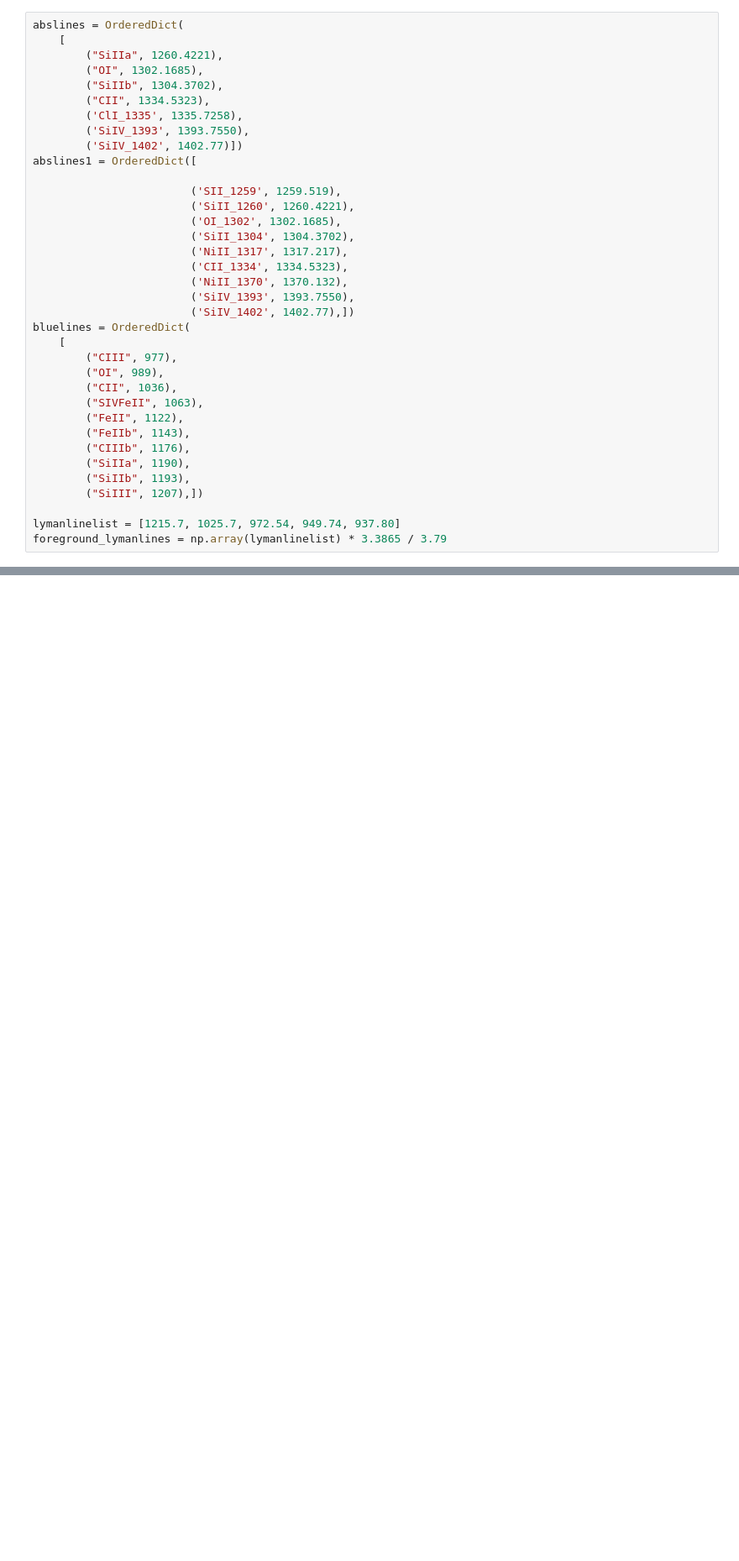
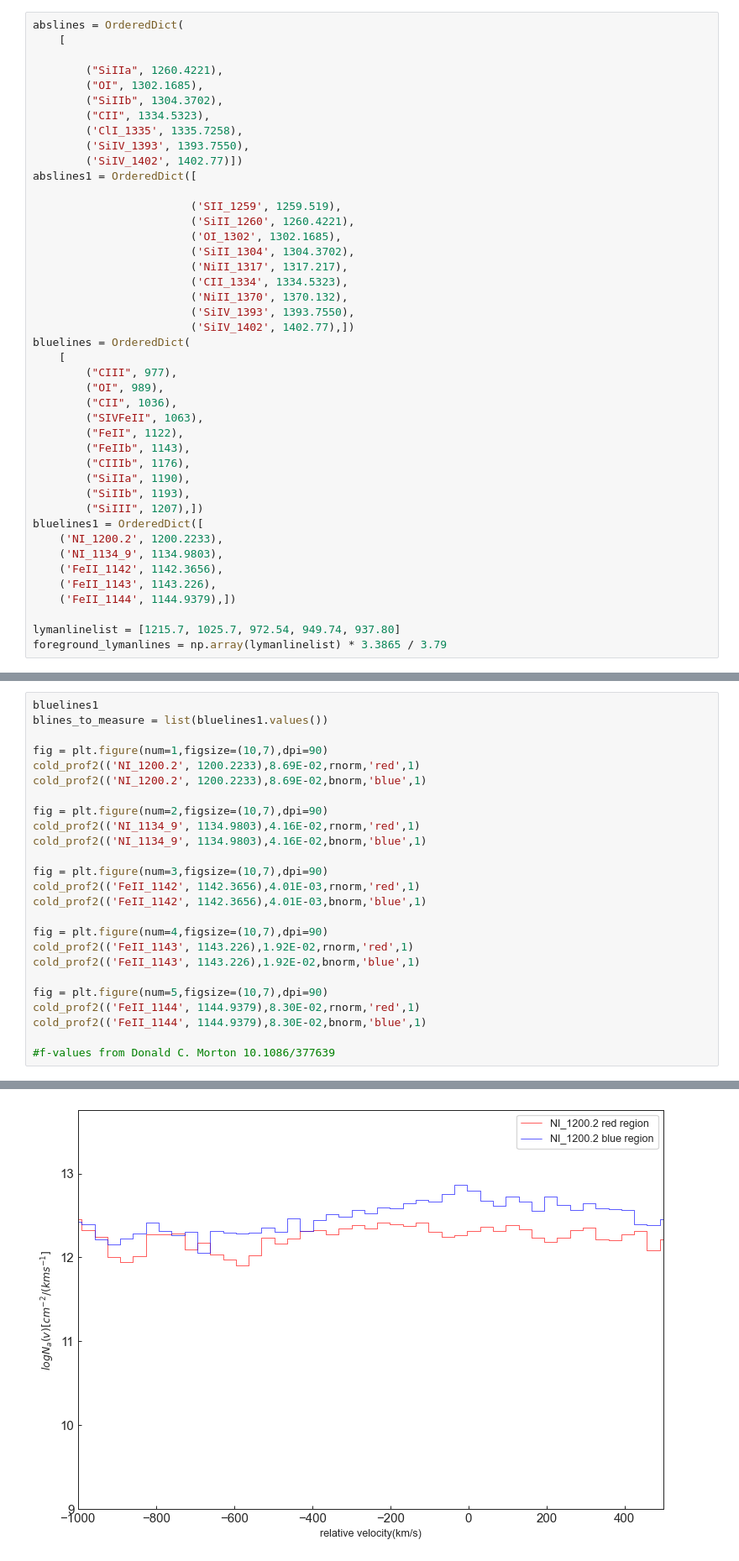
Before and after one commit to pyaritra/J1059, a Jupyter notebook: improved_spec.ipynb, the cells around one changed output, grey strips where cells are left out. Shown at 84% size. Drawn from its saved outputs; the diff is of its cells as text; blank space fills up the shorter version.

```diff
--- a/improved_spec.ipynb
+++ b/improved_spec.ipynb
@@ -32,6 +32,7 @@ tlines = OrderedDict(eval((open('tlines.txt','r')).read()))
 # %%
 abslines = OrderedDict(
     [
+
         ("SiIIa", 1260.4221),
         ("OI", 1302.1685),
         ("SiIIb", 1304.3702),
@@ -62,6 +63,12 @@ bluelines = OrderedDict(
         ("SiIIa", 1190),
         ("SiIIb", 1193),
         ("SiIII", 1207),])
+bluelines1 = OrderedDict([
+    ('NI_1200.2', 1200.2233),
+    ('NI_1134_9', 1134.9803),
+    ('FeII_1142', 1142.3656),
+    ('FeII_1143', 1143.226),
+    ('FeII_1144', 1144.9379),])
 
 lymanlinelist = [1215.7, 1025.7, 972.54, 949.74, 937.80]
 foreground_lymanlines = np.array(lymanlinelist) * 3.3865 / 3.79
@@ -488,0 +685,26 @@ EW for ('SiIV_1402', 1402.77) is 2.294 +/- 0.029 Angstrom
+# %%
+bluelines1
+blines_to_measure = list(bluelines1.values())
+
+fig = plt.figure(num=1,figsize=(10,7),dpi=90)
+cold_prof2(('NI_1200.2', 1200.2233),8.69E-02,rnorm,'red',1)
+cold_prof2(('NI_1200.2', 1200.2233),8.69E-02,bnorm,'blue',1)
+
+fig = plt.figure(num=2,figsize=(10,7),dpi=90)
+cold_prof2(('NI_1134_9', 1134.9803),4.16E-02,rnorm,'red',1)
+cold_prof2(('NI_1134_9', 1134.9803),4.16E-02,bnorm,'blue',1)
+
+fig = plt.figure(num=3,figsize=(10,7),dpi=90)
+cold_prof2(('FeII_1142', 1142.3656),4.01E-03,rnorm,'red',1)
+cold_prof2(('FeII_1142', 1142.3656),4.01E-03,bnorm,'blue',1)
+
+fig = plt.figure(num=4,figsize=(10,7),dpi=90)
+cold_prof2(('FeII_1143', 1143.226),1.92E-02,rnorm,'red',1)
+cold_prof2(('FeII_1143', 1143.226),1.92E-02,bnorm,'blue',1)
+
+fig = plt.figure(num=5,figsize=(10,7),dpi=90)
+cold_prof2(('FeII_1144', 1144.9379),8.30E-02,rnorm,'red',1)
+cold_prof2(('FeII_1144', 1144.9379),8.30E-02,bnorm,'blue',1)
+
+#f-values from Donald C. Morton 10.1086/377639
+# %% [output]
@@ -488,0 +721 @@ EW for ('SiIV_1402', 1402.77) is 2.294 +/- 0.029 Angstrom
+[figure, added]
```
Also changed, not shown: parts of 15 cells of this notebook.
